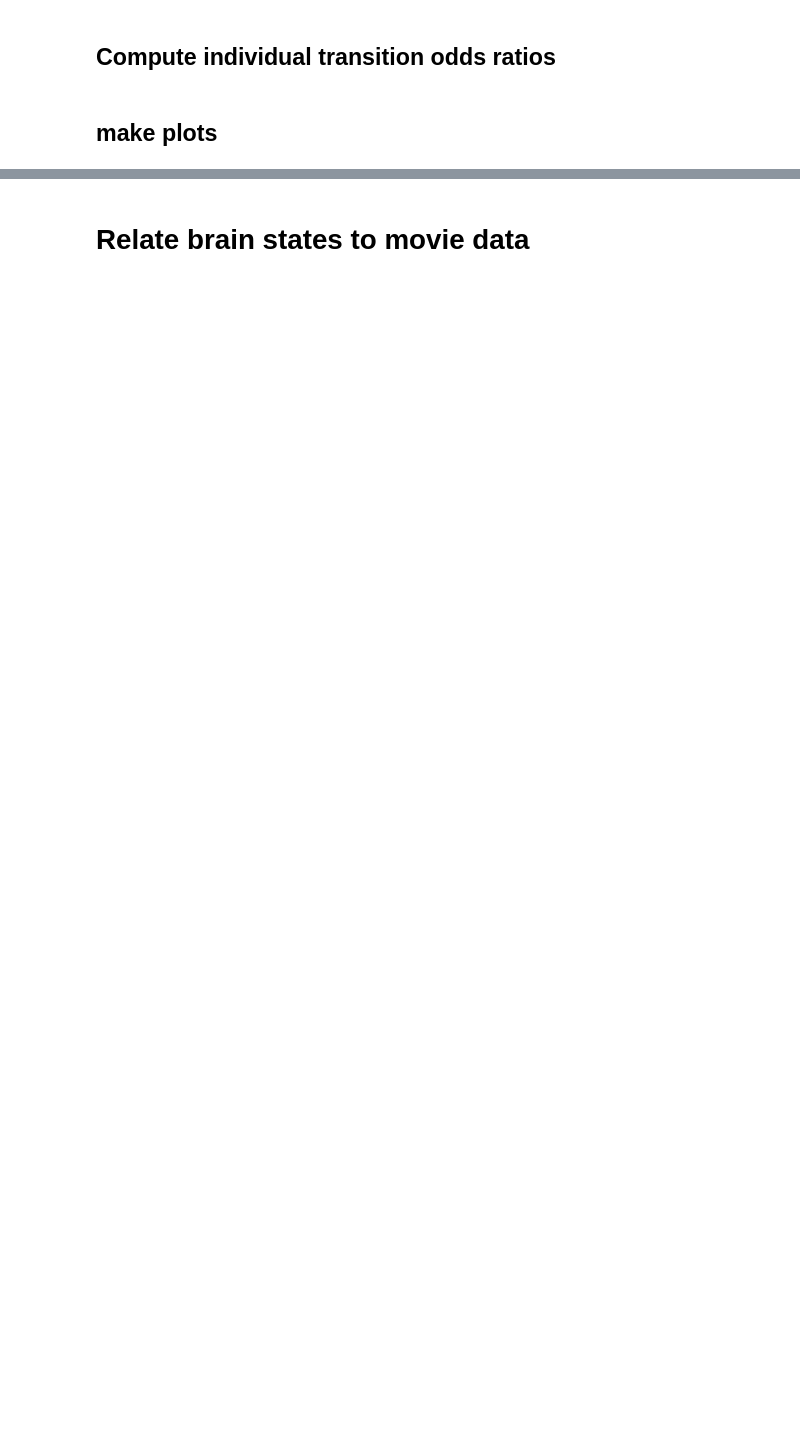
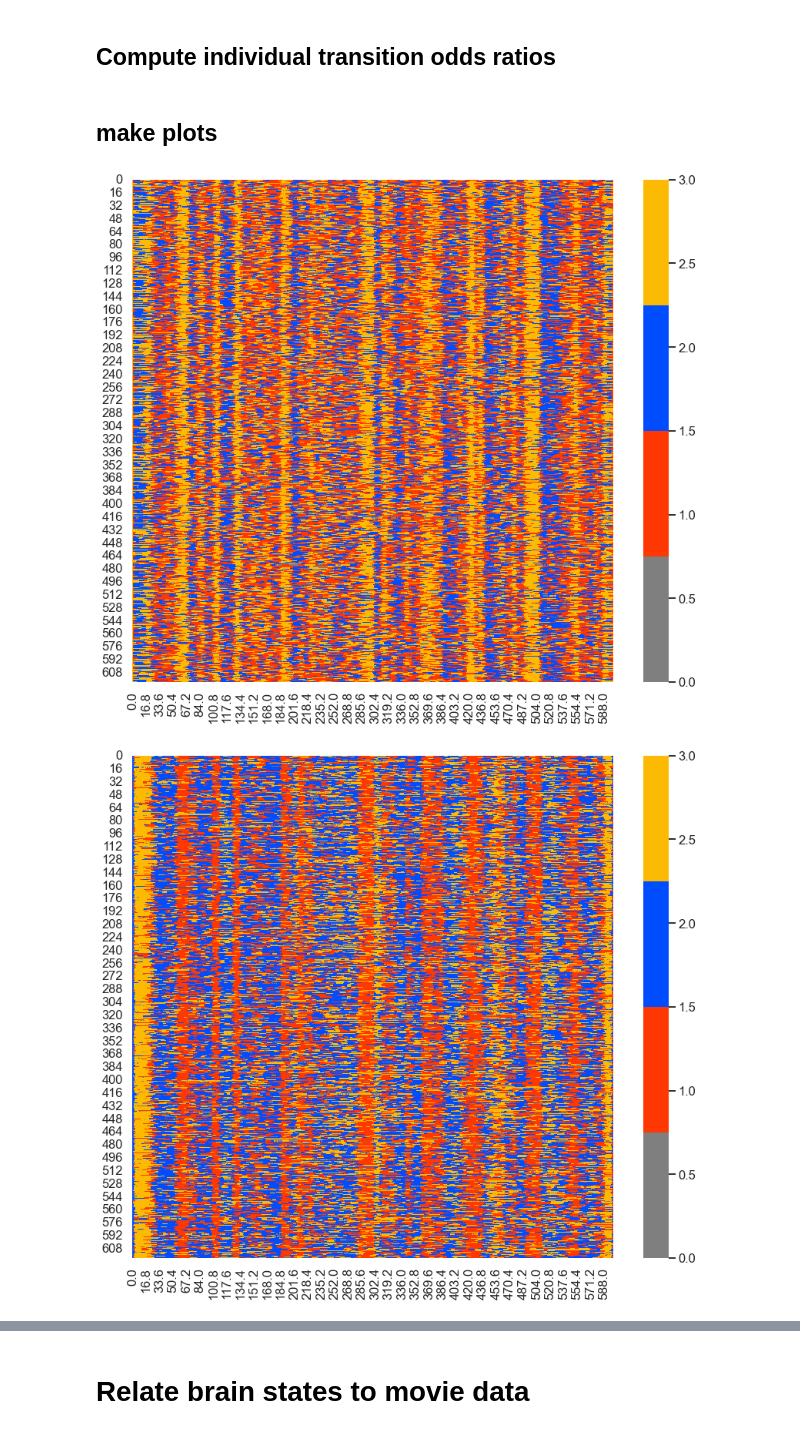
Before and after one commit to catcamacho/hbn_brain_states_gen_anx, a Jupyter notebook: 1_BrainActivationStates_Yeo.ipynb, the cells around one changed output, grey strips where cells are left out. Drawn from its saved outputs; the diff is of its cells as text; code cells hidden in the pictures; blank space fills up the shorter version.

```diff
--- a/1_BrainActivationStates_Yeo.ipynb
+++ b/1_BrainActivationStates_Yeo.ipynb
@@ -425,13 +477,11 @@ np.save(os.path.join(out_folder,'group-movie{0}_k{1}_states.npy'.format(movie, n
-# %%
-for s in range(1,nstates+1):
-    mean_act_data = np.mean(np.concatenate(mean_act['s{0}'.format(s)],axis=1), axis=1)
-    img = nib.cifti2.cifti2.Cifti2Image(np.expand_dims(mean_act_data, axis=0), (ax0, ax1))
-    nib.save(img, os.path.join(out_folder, 'movie{0}_k{2}_state{1}.32k_fs_LR.pscalar.nii'.format(movie, s, nstates)))
-
-state_info_df.to_csv(os.path.join(out_folder, 'movie{0}_states_info.csv'.format(movie)))
-mean_netact_df.to_csv(os.path.join(out_folder, 'movie{0}_mean_netact.csv'.format(movie)))
-pickle.dump(mean_act, open(os.path.join(out_folder,'movie{0}_k{1}_state_activation.pkl'.format(movie, nstates)), 'wb'))
-pickle.dump(state_prob, open(os.path.join(out_folder,'movie{0}_k{1}_state_probabilities.pkl'.format(movie, nstates)), 'wb'))
+# %%
+# compute mean probabilities
+for atlas in atlasnames:
+    mean_probs = pd.DataFrame(index=timing)
+    state_prob = pickle.load(open(os.path.join(out_folder,'movie{0}_k{1}_{2}_state_probabilities.pkl'.format(movie, nstates, atlas)), 'rb'))
+    for s in range(1,4):
+        mean_probs.loc[:,'s{0}'.format(s)] = state_prob[s].mean(axis=0).to_numpy()
+    mean_probs.to_csv(os.path.join(out_folder, 'movie{0}_k3_{1}_meanprobs.csv'.format(movie, atlas)))
 # %% [markdown]
 ## Compute individual transition odds ratios
 # %%
@@ -467,14 +517,18 @@ odds_ratios
 ## make plots
 # %%
 # plot overall brain states for each movie
-state_palette = ['#05159b', '#cf28cf', '#008c8c']
-nstates=3
-group_data = np.load(os.path.join(out_folder,'group-movieDM_k{0}_states.npy'.format(nstates)))
+for atlas in atlasnames:
+    state_palette = ['#ff3700', '#004cff', '#fcba03']
+    nstates=3
+    group_data = np.load(os.path.join(out_folder,'group-movieDM_k{0}_{1}_states.npy'.format(nstates, atlas)))
 
 
-# plot states across the sample
-sample_res_df = pd.DataFrame(group_data, columns=timing)
-sns.set(context='talk', style='white')
-plt.figure(figsize=(14,12))
-sns.heatmap(sample_res_df, cmap=['#7F7F7F']+state_palette)
-plt.savefig(os.path.join(out_folder,'group-movieDM_k{0}_states_sample.png'.format(nstates)), dpi=300)
+    # plot states across the sample
+    sample_res_df = pd.DataFrame(group_data, columns=timing)
+    sns.set(context='talk', style='white')
+    plt.figure(figsize=(14,12))
+    sns.heatmap(sample_res_df, cmap=['#7F7F7F']+state_palette)
+    plt.savefig(os.path.join(out_folder,'group-movieDM_k{0}_states_sample_{1}.png'.format(nstates, atlas)), dpi=300)
+# %% [output]
+[figure, added]
+[figure, added]
```
Also changed, not shown: parts of 26 cells of this notebook, 2 other files.
